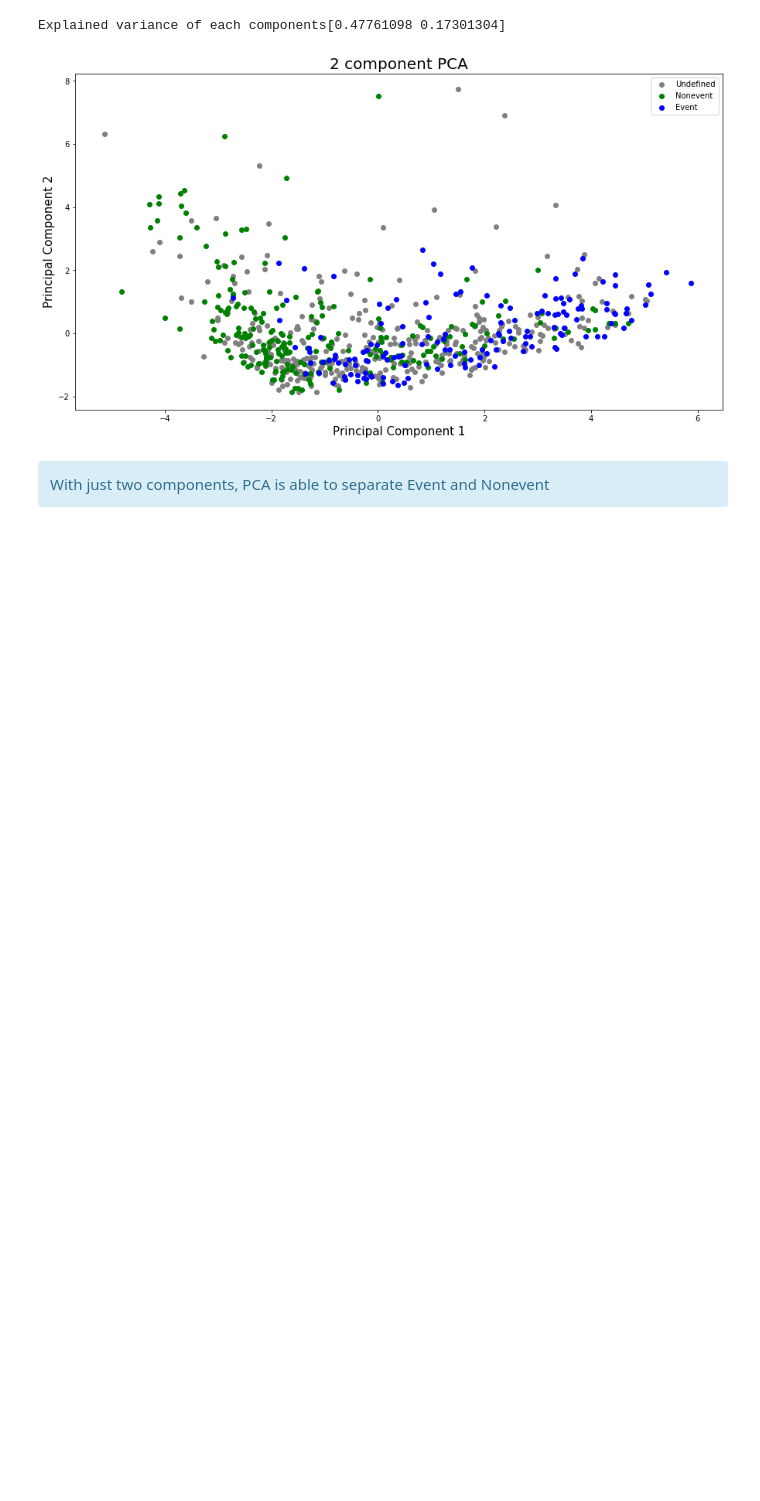
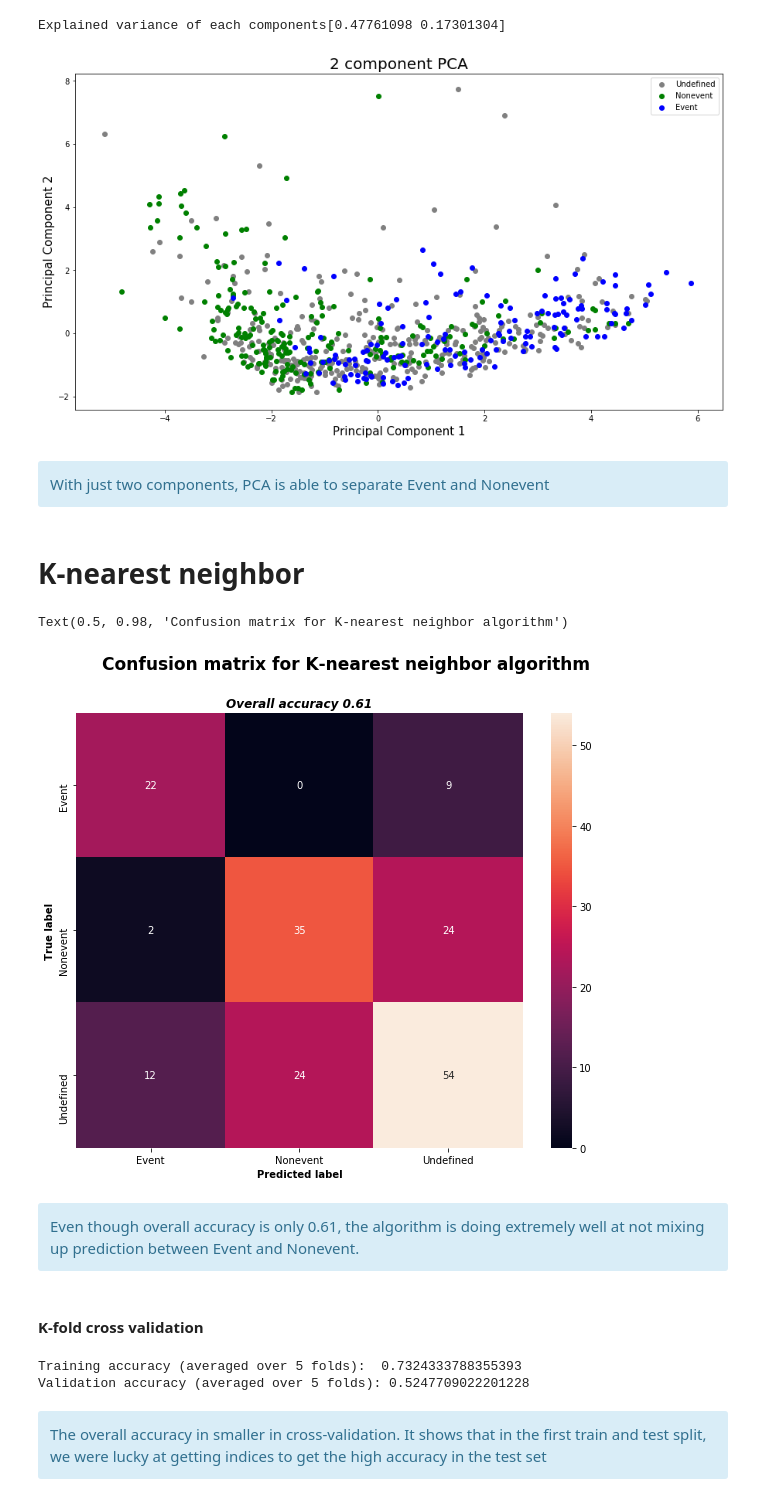
Before and after one commit to vietle94/NPF-smearII, a Jupyter notebook: Project.ipynb, the cells around one changed output. Drawn from its saved outputs; the diff is of its cells as text; code cells hidden in the pictures; blank space fills up the shorter version.

Commit message:
K-neighbors

```diff
--- a/Project.ipynb
+++ b/Project.ipynb
@@ -685,3 +688,76 @@ Explained variance of each components[0.47761098 0.17301304]
 [figure]
 # %% [markdown]
 <div class="alert alert-block alert-info"> With just two components, PCA is able to separate Event and Nonevent
+# %% [markdown]
+# K-nearest neighbor
+# %%
+from sklearn.neighbors import KNeighborsClassifier
+from sklearn.model_selection import train_test_split
+from sklearn.metrics import confusion_matrix
+from sklearn.metrics import accuracy_score
+
+# Split to train and test set
+X_train, X_test, y_train, y_test = train_test_split(x, y, random_state=1)
+
+# K-nearest neighbor
+knn = KNeighborsClassifier(n_neighbors=5, metric='euclidean')
+knn.fit(X_train, y_train)
+y_pred = knn.predict(X_test)
+
+# Generate confusion matrix to evaluate on test set
+classes = np.unique(y)
+cm = confusion_matrix(y_test, y_pred, classes)
+
+# Plot the confusion matrix
+fig, ax = plt.subplots(figsize = (10, 8))
+sns.heatmap(cm, xticklabels = classes, yticklabels = classes,
+            annot = True, fmt="d", ax = ax)
+ax.set_ylim(3,0)
+ax.set_ylabel('True label', size = 10, fontweight = 'bold')
+ax.set_xlabel('Predicted label', size = 10, fontweight = 'bold')
+ax.set_title(f'Overall accuracy {accuracy_score(y_test, y_pred):.2}', fontweight = 'bold', fontstyle = 'italic')
+
+fig.suptitle('Confusion matrix for K-nearest neighbor algorithm', size = 17, fontweight = 'bold')
+# %% [output]
+Text(0.5, 0.98, 'Confusion matrix for K-nearest neighbor algorithm')
+[figure, added]
+# %% [markdown]
+<div class="alert alert-block alert-info"> Even though overall accuracy is only 0.61, the algorithm is doing extremely well at not mixing up prediction between Event and Nonevent.
+# %% [markdown]
+#### K-fold cross validation
+# %%
+# Import KFold class from scikitlearn library
+from sklearn.model_selection import KFold
+
+K=5    # number of folds/rounds/splits
+kf = KFold(n_splits=K, shuffle=False)
+kf = kf.split(x)
+kf = list(kf)                 # kf is a list representing the rounds of k-fold CV
+
+
+
+train_acc_per_cv_iteration = []
+test_acc_per_cv_iteration = []
+
+# for loop over K rounds
+
+for train_indices, test_indices in kf:
+
+    reg = KNeighborsClassifier(n_neighbors=5, metric='euclidean')
+    reg = reg.fit(x[train_indices,:], y[train_indices])
+    y_pred_train = reg.predict(x[train_indices,:])
+    train_acc_per_cv_iteration.append(accuracy_score(y[train_indices], y_pred_train))
+    y_pred_val = reg.predict(x[test_indices,:])
+    test_acc_per_cv_iteration.append(accuracy_score(y[test_indices], y_pred_val))
+
+
+acc_train= np.mean(train_acc_per_cv_iteration) # compute the mean of round-wise training acc
+acc_val = np.mean(test_acc_per_cv_iteration)   # compute the mean of round-wise validation acc
+
+print("Training accuracy (averaged over 5 folds): ",acc_train)
+print("Validation accuracy (averaged over 5 folds):", acc_val)
+# %% [output]
+Training accuracy (averaged over 5 folds):  0.7324333788355393
+Validation accuracy (averaged over 5 folds): 0.5247709022201228
+# %% [markdown]
+<div class="alert alert-block alert-info"> The overall accuracy in smaller in cross-validation. It shows that in the first train and test split, we were lucky at getting indices to get the high accuracy in the test set
```
Also changed, not shown: parts of 4 cells of this notebook.
